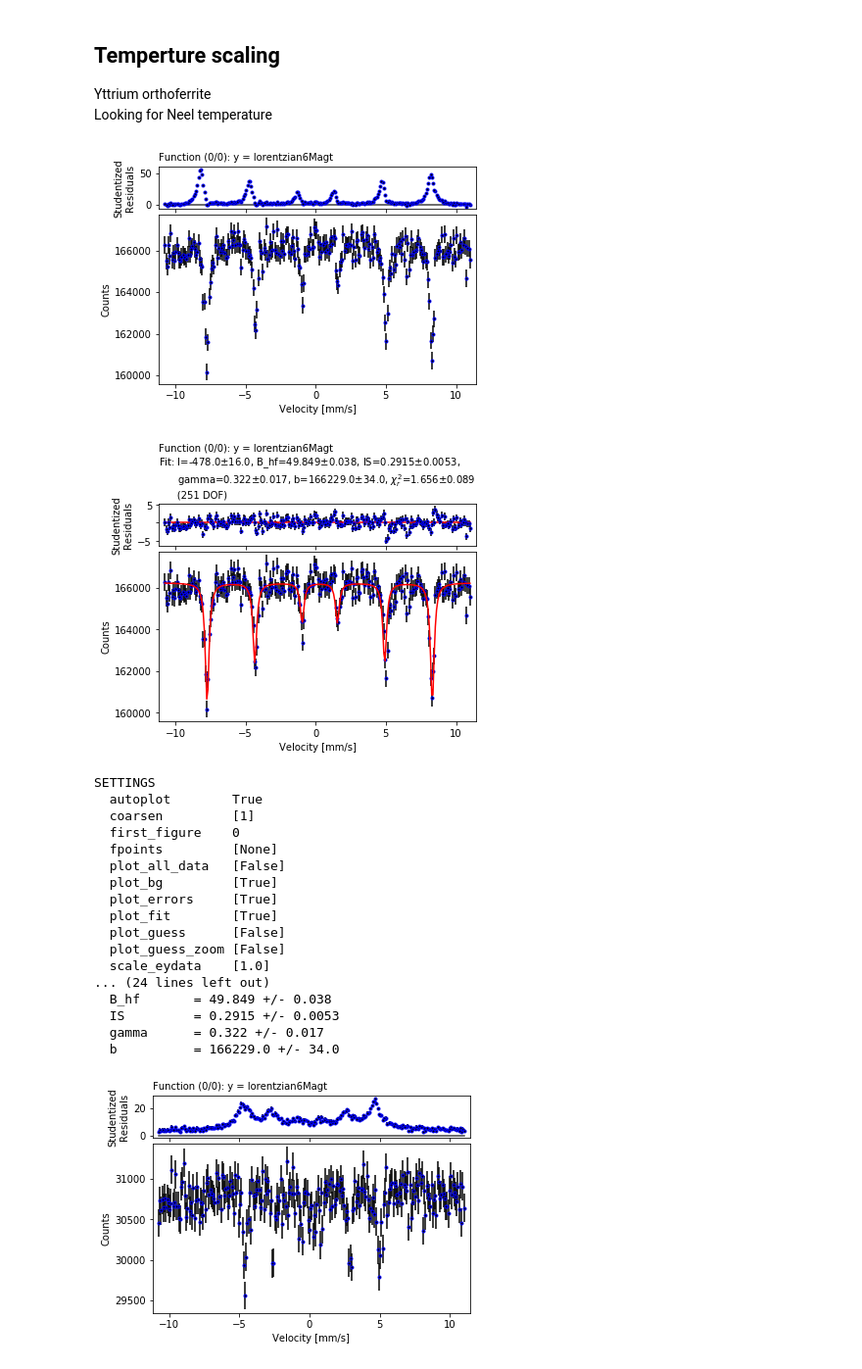
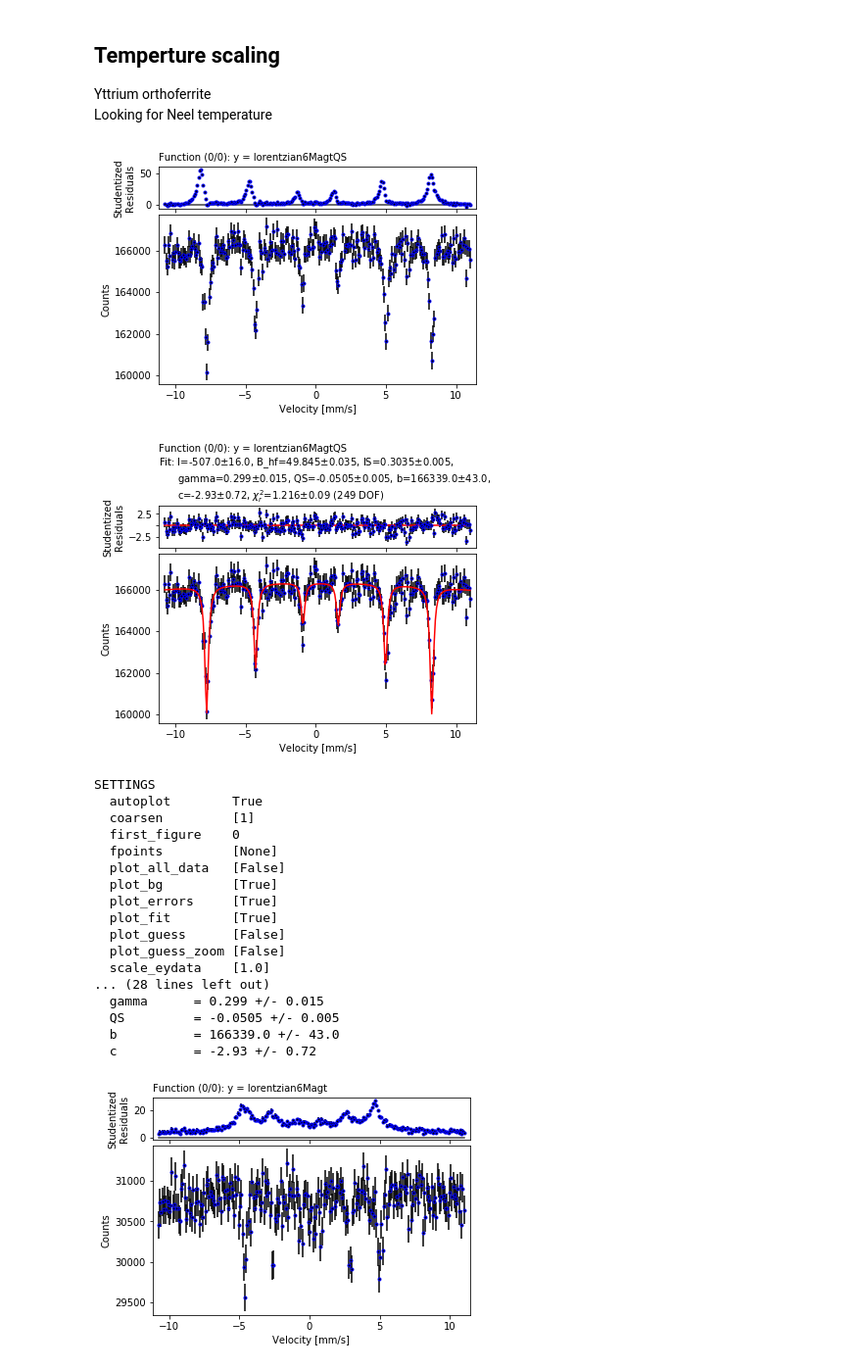
Before and after one commit to eklem1/ModernLab, a Jupyter notebook: TempMag.ipynb, the cells around one changed output. Shown at 98% size. Cells and saved outputs as stored; diff of their text form; code cells hidden in the pictures.

```diff
--- a/TempMag.ipynb
+++ b/TempMag.ipynb
@@ -191,30 +209,38 @@ def fitYtt(data, guess, peaks):
 # %%
 # Yttrium Orthoferrite taken at room temp
 data = np.loadtxt(".//data//YttriumOrtho_RT_Jan28_full.Asc", skiprows=0)
 data = np.transpose(data)
 data[1][511] = (data[1][510] + data[1][0])/2
 ydataerr = np.sqrt(data[1])
 
 dataL = [data[0][0:256], data[1][0:256], ydataerr[0:256]]
 
 velocities = chan_to_velo(dataL[0], m, b)
 
-guess = 'I=-2000, B_hf=51, IS=0, gamma=0.5, b=1.66e5'
+guess = 'I=-2000, B_hf=51, IS=0, gamma=0.5, QS=0, b=1.66e5, c=-1e-3'
+# guess = 'I=-2000, B_hf=51, IS=0, gamma=0.5, b=1.66e5'
+
+# (E, I, B_hf, IS, gamma, QS, b, c):
+
 
 my_fitter = s.data.fitter()
 my_fitter.set(style_data = [{'marker': '.', 'color': 'black', 'ls': '', 'mec': 'b'}]\
               , plot_guess=False, fpoints=None, xlabel = "Velocity [mm/s]" , ylabel = "Counts")
 
-my_fitter.set_functions(f=lorentzian6Magt, p=guess)
+# my_fitter.set_functions(f=lorentzian6Magt, p=guess)
+my_fitter.set_functions(f=lorentzian6MagtQS, p=guess)
+
+
+# lorentzian6MagtQS
 
 my_fitter.set_data(xdata=velocities, ydata=dataL[1], eydata=dataL[2])
 my_fitter.fit()
 
 # di = my_fitter.get_fit_results()
 # print(di)
 # %% [output]
-[figure, old version]
+[figure, new version]
-[figure, old version]
+[figure, new version]
 SETTINGS
   autoplot        True
   coarsen         [1]
@@ -227,11 +253,11 @@ SETTINGS
   plot_guess      [False]
   plot_guess_zoom [False]
   scale_eydata    [1.0]
-... (24 lines left out)
-  B_hf       = 49.849 +/- 0.038
-  IS         = 0.2915 +/- 0.0053
-  gamma      = 0.322 +/- 0.017
-  b          = 166229.0 +/- 34.0
+... (28 lines left out)
+  gamma      = 0.299 +/- 0.015
+  QS         = -0.0505 +/- 0.005
+  b          = 166339.0 +/- 43.0
+  c          = -2.93 +/- 0.72
 # %%
 #Yttrium orthoferrite
 data = np.loadtxt(".//data//Y_ortho_T256_Jan20_full.Asc", skiprows=0)
```
Also changed, not shown: parts of 2 cells of this notebook, 1 other file.
